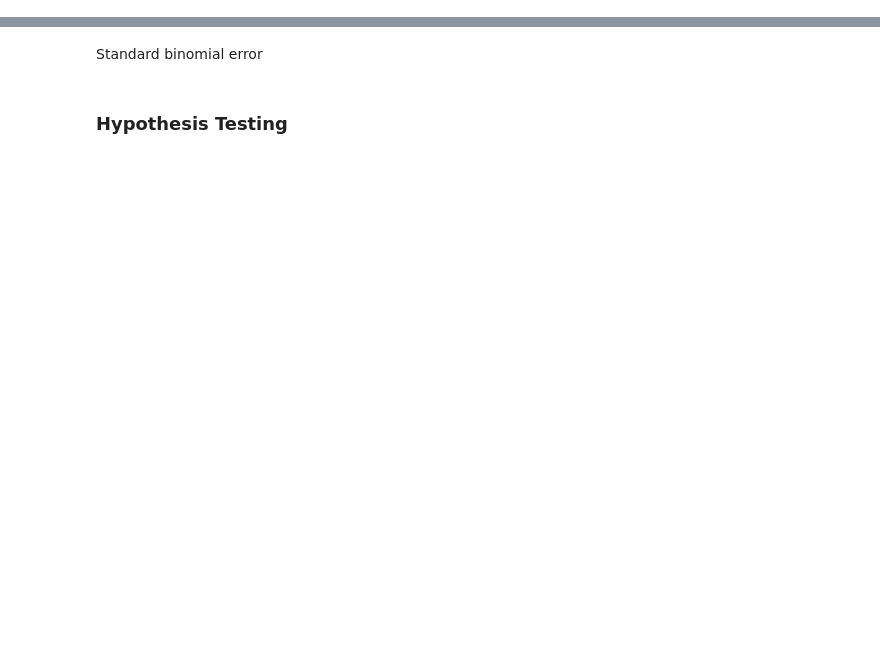
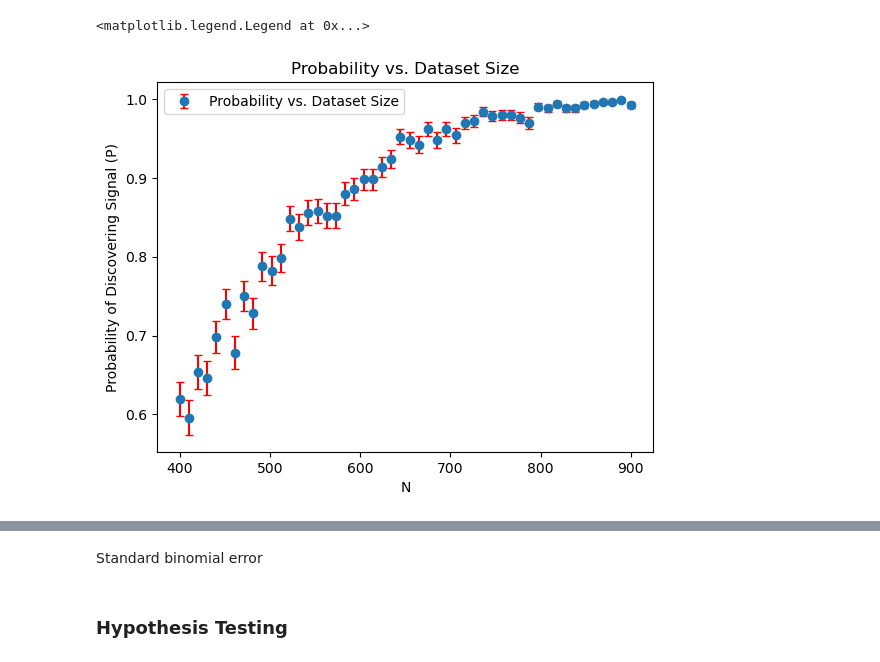
Before and after one commit to knottwill/SignalDiscovery, a Jupyter notebook: src/part_f_implementation.ipynb, the cells around one changed output, grey strips where cells are left out. Saved outputs shown, nothing was run; the diff lists cells and outputs as text; code cells hidden in the pictures; blank space fills up the shorter version.

```diff
--- a/src/part_f_implementation.ipynb
+++ b/src/part_f_implementation.ipynb
@@ -0,0 +74,6 @@
+# %%
+from find_NP import generate_NP_data
+
+N, P, P_err = generate_NP_data(n_datapoints=50, n_attempts=500, N_range=(400,900))
+
+print(N, P, P_err)
@@ -0,0 +99,12 @@
+# %%
+import matplotlib.pyplot as plt
+
+fig, ax = plt.subplots()
+ax.errorbar(N, P, yerr=P_err, fmt='o', ecolor='red', capsize=3, label='Probability vs. Dataset Size')
+ax.set_xlabel('N')
+ax.set_ylabel('Probability of Discovering Signal (P)')
+ax.set_title('Probability vs. Dataset Size')
+ax.legend()
+# %% [output]
+<matplotlib.legend.Legend at 0x...>
+[figure, added]
```
Also changed, not shown: parts of 14 cells of this notebook, 10 other files.
